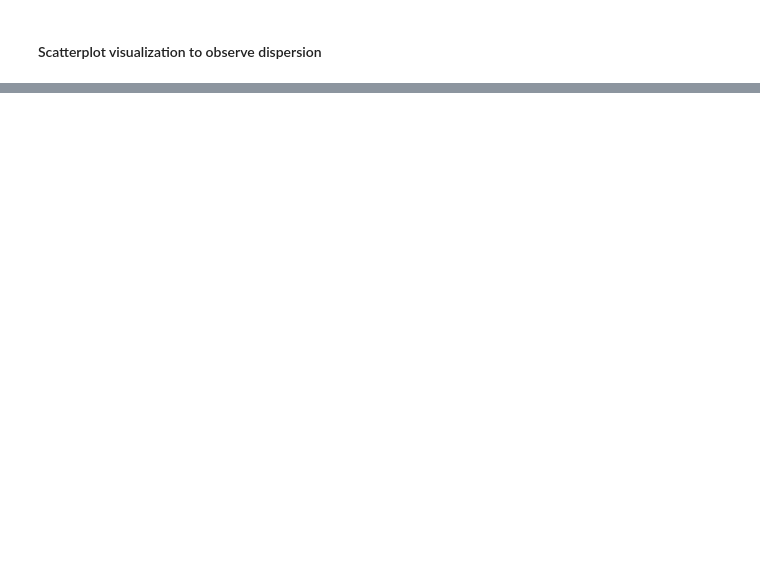
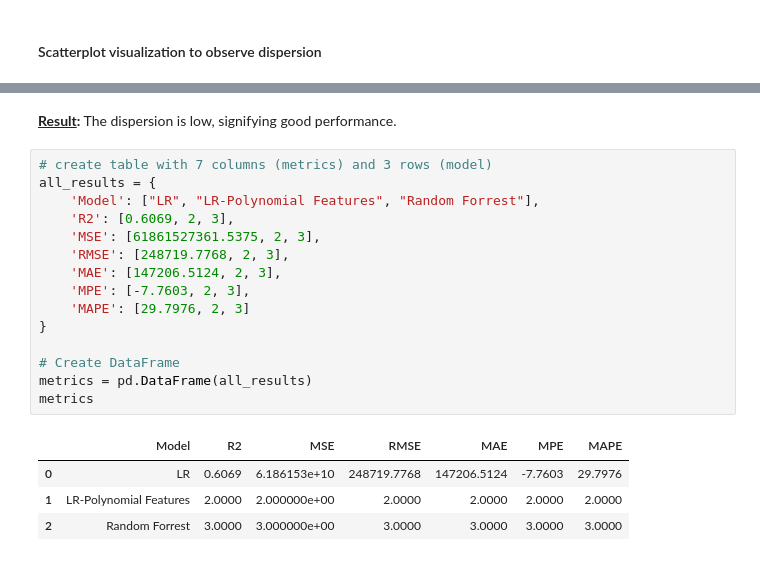
Before and after one commit to renaqd/team5-ADS500B, a Jupyter notebook: FinalProject_team5.ipynb, the cells around one changed output, grey strips where cells are left out. Saved outputs shown, nothing was run; the diff lists cells and outputs as text; blank space fills up the shorter version.

```diff
--- a/FinalProject_team5.ipynb
+++ b/FinalProject_team5.ipynb
@@ -462,0 +517,22 @@ R-Squared (y-test):  0.5255291036786489
+# %% [markdown]
+**<u>Result</u>:** The dispersion is low, signifying good performance.
+# %%
+# create table with 7 columns (metrics) and 3 rows (model)
+all_results = {
+    'Model': ["LR", "LR-Polynomial Features", "Random Forrest"],
+    'R2': [0.6069, 2, 3],
+    'MSE': [61861527361.5375, 2, 3],
+    'RMSE': [248719.7768, 2, 3],
+    'MAE': [147206.5124, 2, 3],
+    'MPE': [-7.7603, 2, 3],
+    'MAPE': [29.7976, 2, 3]
+}
+
+# Create DataFrame
+metrics = pd.DataFrame(all_results)
+metrics
+# %% [output]
+|  | Model | R2 | MSE | RMSE | MAE | MPE | MAPE |
+| 0 | LR | 0.6069 | 6.186153e+10 | 248719.7768 | 147206.5124 | -7.7603 | 29.7976 |
+| 1 | LR-Polynomial Features | 2.0000 | 2.000000e+00 | 2.0000 | 2.0000 | 2.0000 | 2.0000 |
+| 2 | Random Forrest | 3.0000 | 3.000000e+00 | 3.0000 | 3.0000 | 3.0000 | 3.0000 |
```
Also changed, not shown: parts of 21 cells of this notebook.
